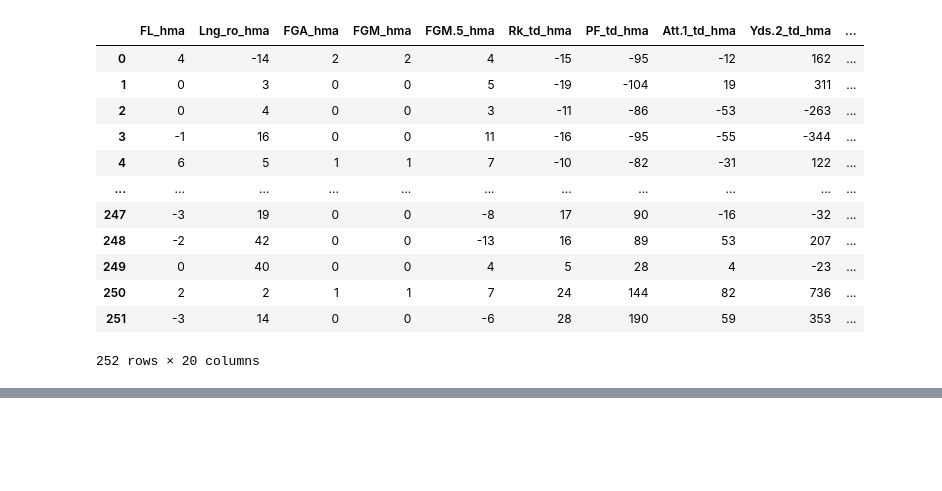
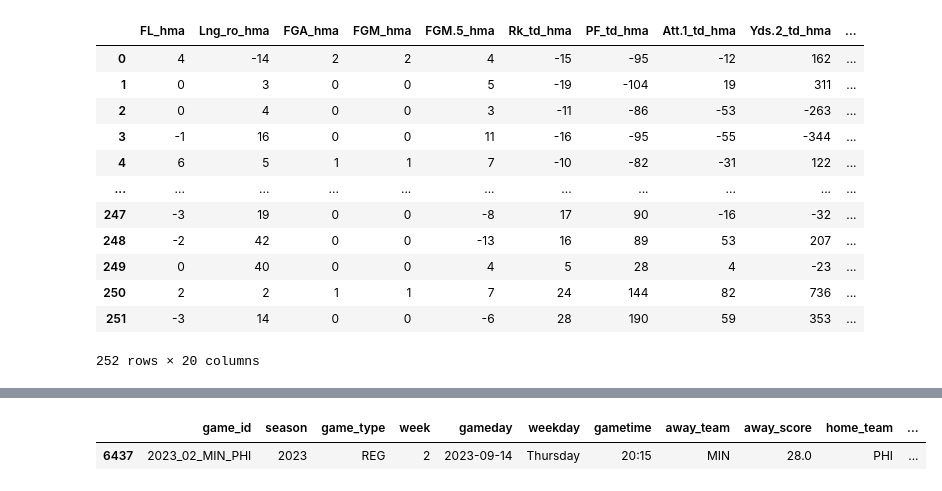
Before and after one commit to mattgilgo/nfl_betting_model, a Jupyter notebook: NFL_Betting_Models.ipynb, the cells around one changed output, grey strips where cells are left out. Cells and saved outputs as stored; diff of their text form; code cells hidden in the pictures; blank space fills up the shorter version.

```diff
--- a/NFL_Betting_Models.ipynb
+++ b/NFL_Betting_Models.ipynb
@@ -492,0 +569,12 @@ scoring_margins_important_features_df
+# %%
+def weekly_schedule(year, week):
+    schedule = nfl.import_schedules([year])
+    week_schedule = schedule[schedule['week'] == week]
+    return week_schedule
+# %%
+week2 = weekly_schedule(2023, 2)
+# %%
+week2.head(1)
+# %% [output]
+|  | game_id | season | game_type | week | gameday | weekday | gametime | away_team | away_score | home_team | ... |
+| 6437 | 2023_02_MIN_PHI | 2023 | REG | 2 | 2023-09-14 | Thursday | 20:15 | MIN | 28.0 | PHI | ... |
```
Also changed, not shown: parts of 16 cells of this notebook, 1 other file.
